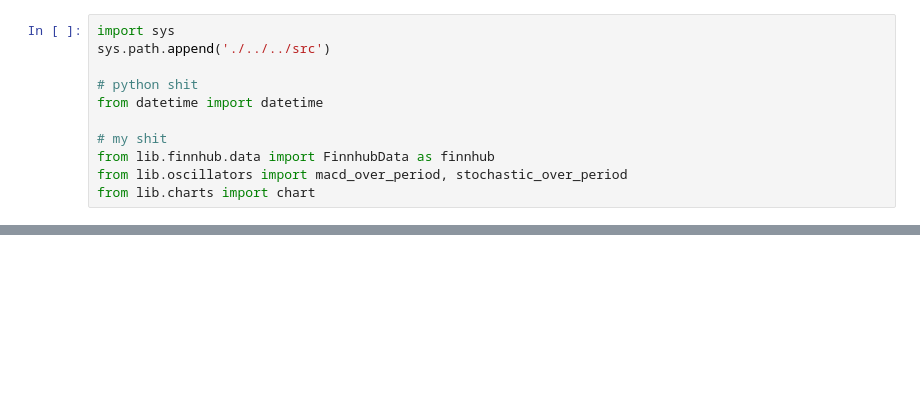
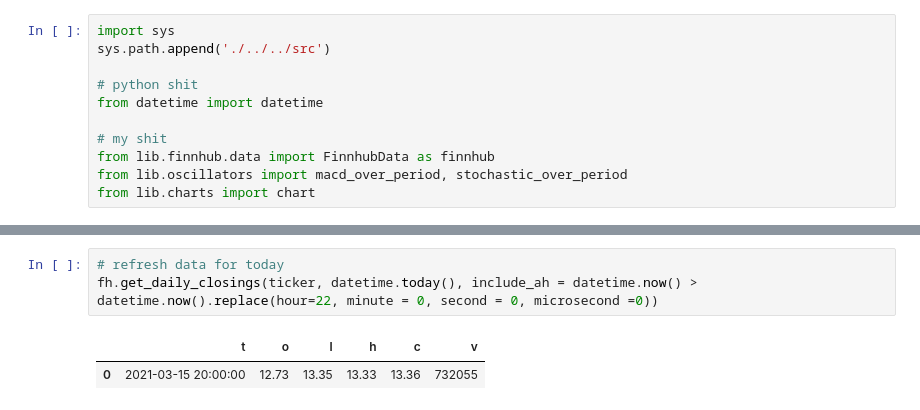
Before and after one commit to tgittos/money-printer-server, a Jupyter notebook: notebooks/stonks/ge.ipynb, the cells around one changed output, grey strips where cells are left out. Drawn from its saved outputs; the diff is of its cells as text; blank space fills up the shorter version.

```diff
--- a/notebooks/stonks/ge.ipynb
+++ b/notebooks/stonks/ge.ipynb
@@ -35,4 +35,10 @@ data.drop_duplicates()
 124 rows × 6 columns
+# %%
+# refresh data for today
+fh.get_daily_closings(ticker, datetime.today(), include_ah = datetime.now() > datetime.now().replace(hour=22, minute = 0, second = 0, microsecond =0))
+# %% [output]
+|  | t | o | l | h | c | v |
+| 0 | 2021-03-15 20:00:00 | 12.73 | 13.35 | 13.33 | 13.36 | 732055 |
 # %%
 days = 60
 
```
Also changed, not shown: parts of 3 cells of this notebook, 8 other files.
